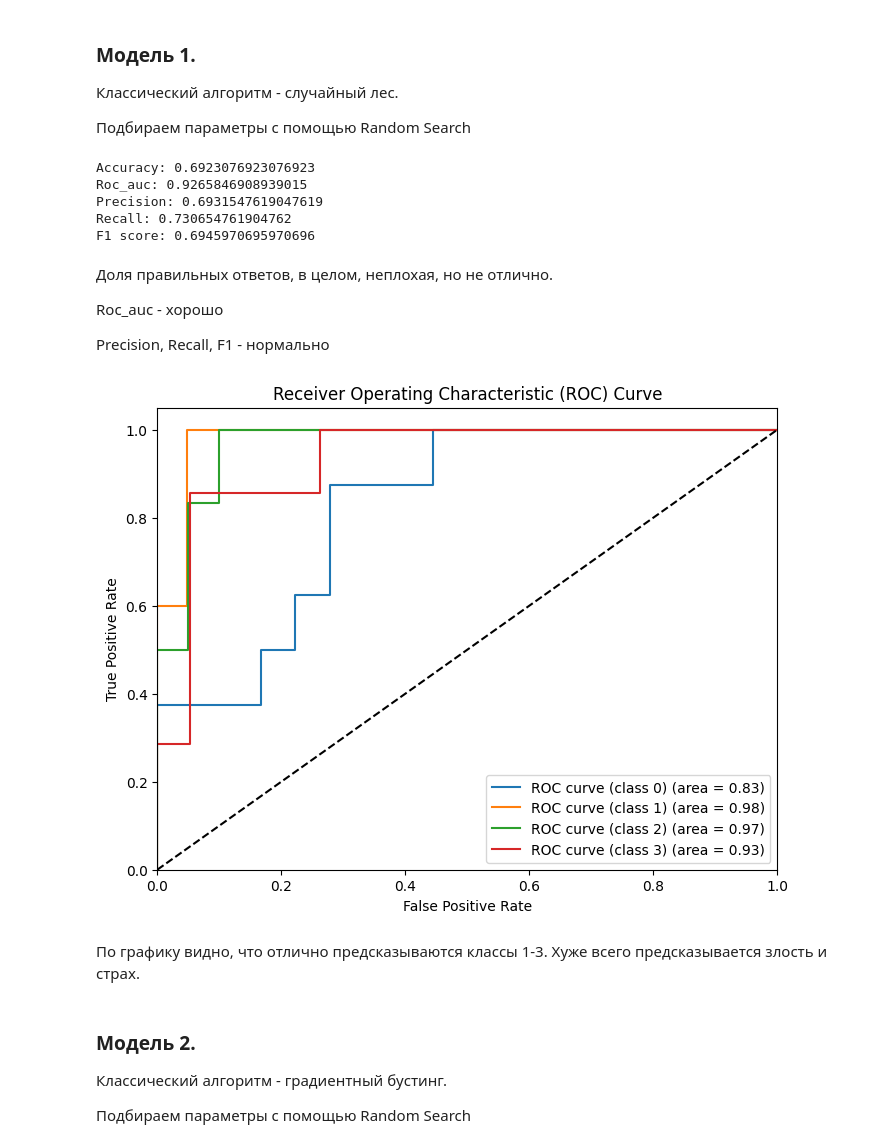
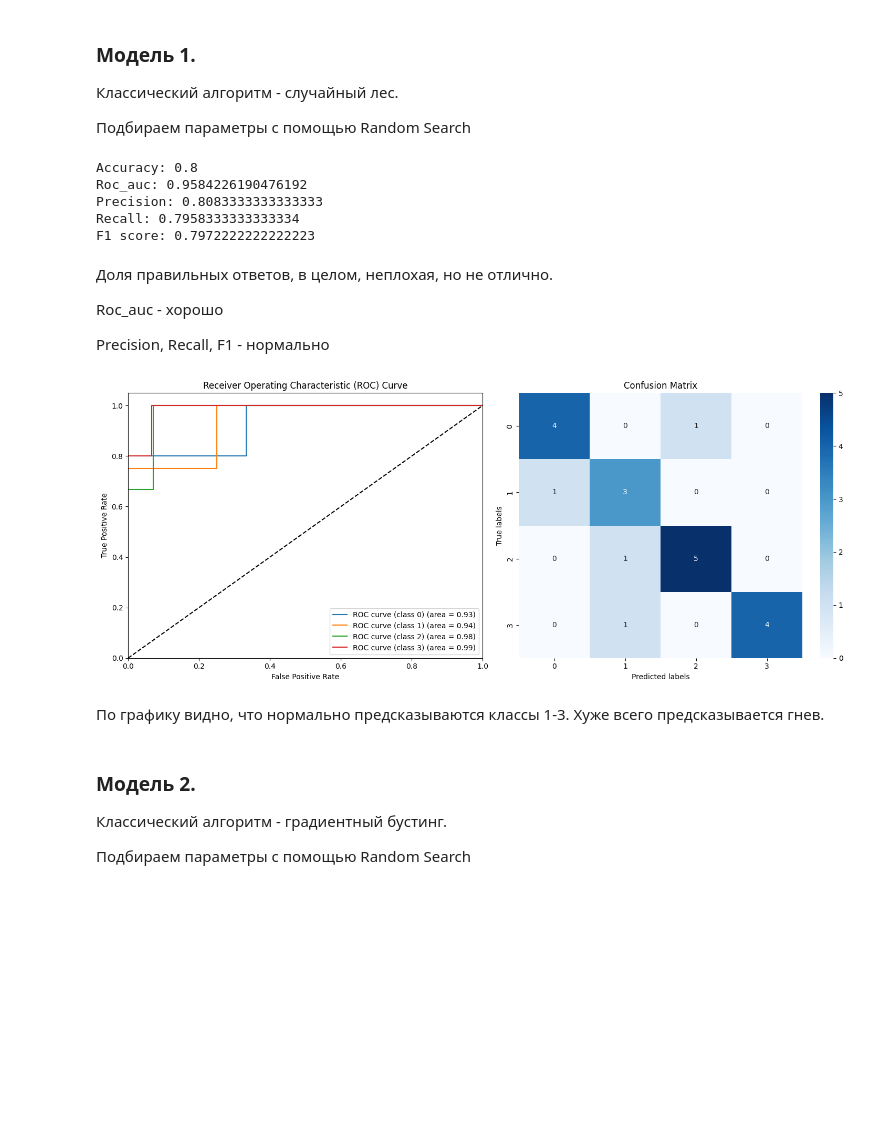
Before and after one commit to nastya03iva/TimeSeries, a Jupyter notebook: final_project.ipynb, the cells around one changed output. Cells and saved outputs as stored; diff of their text form; code cells hidden in the pictures; blank space fills up the shorter version.

```diff
--- a/final_project.ipynb
+++ b/final_project.ipynb
@@ -282,10 +288,10 @@ def extract_features(audio_path):
 
     audio_filtered = audio_low_pass + audio_high_pass
 
-    mfcc = librosa.feature.mfcc(y=audio_filtered, sr=sr, n_mfcc=13)
-    spectral_center = librosa.feature.spectral_centroid(y=audio_filtered, sr=sr)
-    chroma = librosa.feature.chroma_stft(y=audio_filtered, sr=sr)
-    spectral_contrast = librosa.feature.spectral_contrast(y=audio_filtered, sr=sr)
+    mfcc = librosa.feature.mfcc(y=audio, sr=sr, n_mfcc=13)
+    spectral_center = librosa.feature.spectral_centroid(y=audio, sr=sr)
+    chroma = librosa.feature.chroma_stft(y=audio, sr=sr)
+    spectral_contrast = librosa.feature.spectral_contrast(y=audio, sr=sr)
 
     mfcc_mean = np.mean(mfcc, axis=1)
     spectral_center_mean = np.mean(spectral_center, axis=1)
@@ -319,7 +325,7 @@ for file in audio_fear:
     features.append(audio_features)
     labels.append(3)
 
-X_train, X_test, y_train, y_test = train_test_split(features, labels, test_size=0.2, random_state=42)
+X_train, X_test, y_train, y_test = train_test_split(features, labels, test_size=0.15, random_state=42)
 # %% [markdown]
 ### Модель 1.
 
@@ -333,22 +339,22 @@ from sklearn.metrics import accuracy_score, roc_auc_score, precision_score, reca
 
 
 param_grid = {
-    'n_estimators': [100, 200, 300],
-    'max_depth': [None, 10, 20, 30],
-    'min_samples_split': [2, 5, 10],
-    'min_samples_leaf': [1, 2, 4]
+    'n_estimators': [200, 250, 300, 350, 400],
+    'max_depth': [15, 20, 25, 30, 35],
+    'min_samples_split': [2, 3, 4, 5, 6],
+    'min_samples_leaf': [1, 2, 3, 4, 5]
 }
 
 classifier = RandomForestClassifier()
 
-random_search = RandomizedSearchCV(estimator=classifier, param_distributions=param_grid, n_iter=10, cv=5)
+random_search = RandomizedSearchCV(estimator=classifier, param_distributions=param_grid, cv=5)
 
 random_search.fit(X_train, y_train)
 
 best_params = random_search.best_params_
 best_score = random_search.best_score_
 
-best_classifier = RandomForestClassifier(**best_params)
+best_classifier = RandomForestClassifier(random_state=my_seed, **best_params)
 best_classifier.fit(X_train, y_train)
 
 y_pred = best_classifier.predict(X_test)
@@ -369,11 +375,11 @@ print("Recall:", recall)
 f1 = f1_score(y_test, y_pred, average='macro')
 print("F1 score:", f1)
 # %% [output]
-Accuracy: 0.6923076923076923
-Roc_auc: 0.9265846908939015
-Precision: 0.6931547619047619
-Recall: 0.730654761904762
-F1 score: 0.6945970695970696
+Accuracy: 0.8
+Roc_auc: 0.9584226190476192
+Precision: 0.8083333333333333
+Recall: 0.7958333333333334
+F1 score: 0.7972222222222223
 # %% [markdown]
 Доля правильных ответов, в целом, неплохая, но не отлично.
 
@@ -381,10 +387,7 @@ Roc_auc - хорошо
 
 Precision, Recall, F1 - нормально
 # %%
-import seaborn as sns
-from sklearn.metrics import roc_curve, auc
-
-def view_metric(y_test, y_pred_proba):
+def view_metric(y_test, y_pred, y_pred_proba):
     fpr = dict()
     tpr = dict()
     roc_auc = dict()
@@ -392,7 +395,10 @@ def view_metric(y_test, y_pred_proba):
         fpr[i], tpr[i], _ = roc_curve(y_test, y_pred_proba[:, i], pos_label=i)
         roc_auc[i] = auc(fpr[i], tpr[i])
 
-    plt.figure(figsize=(8, 6))
+    plt.figure(figsize=(15, 6))
+
+    # ROC curve
+    plt.subplot(1, 2, 1)
     for i in range(4):
         plt.plot(fpr[i], tpr[i], label=f'ROC curve (class {i}) (area = {roc_auc[i]:0.2f})')
     plt.plot([0, 1], [0, 1], 'k--')
@@ -402,13 +408,23 @@ def view_metric(y_test, y_pred_proba):
     plt.ylabel('True Positive Rate')
     plt.title('Receiver Operating Characteristic (ROC) Curve')
     plt.legend(loc="lower right")
+
+    # Confusion Matrix
+    plt.subplot(1, 2, 2)
+    conf_matrix = confusion_matrix(y_test, y_pred)
+    sns.heatmap(conf_matrix, annot=True, cmap='Blues', fmt='g')
+    plt.xlabel('Predicted labels')
+    plt.ylabel('True labels')
+    plt.title('Confusion Matrix')
+
+    plt.tight_layout()
     plt.show()
 # %%
-view_metric(y_test, y_pred_proba)
+view_metric(y_test, y_pred, y_pred_proba)
 # %% [output]
-[figure, old version]
+[figure, new version]
 # %% [markdown]
-По графику видно, что отлично предсказываются классы 1-3. Хуже всего предсказывается злость и страх.
+По графику видно, что нормально предсказываются классы 1-3. Хуже всего предсказывается гнев.
 # %% [markdown]
 ### Модель 2.
 
```
Also changed, not shown: parts of 21 cells of this notebook.
